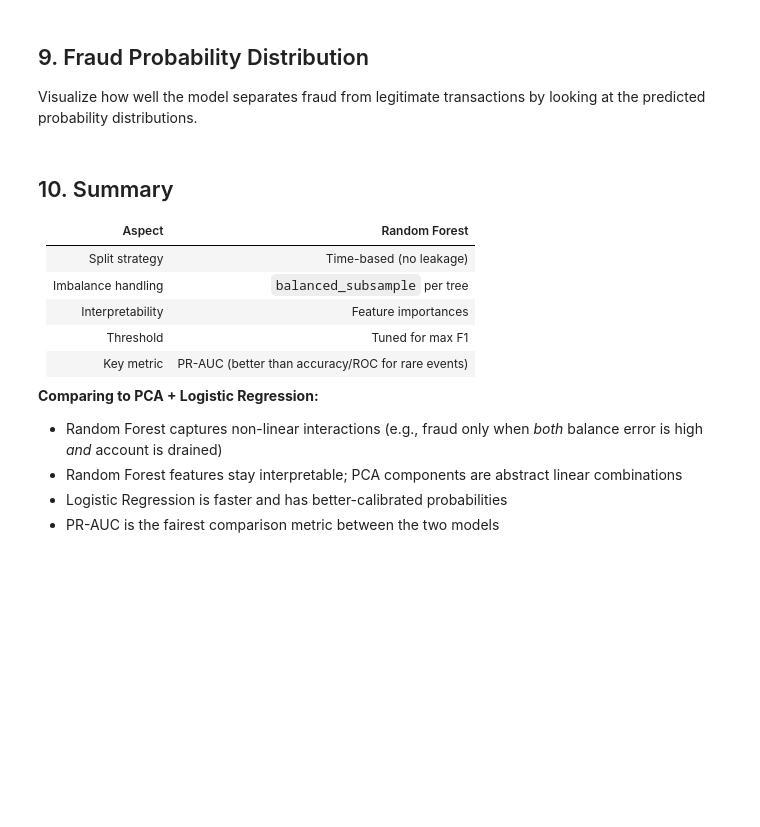
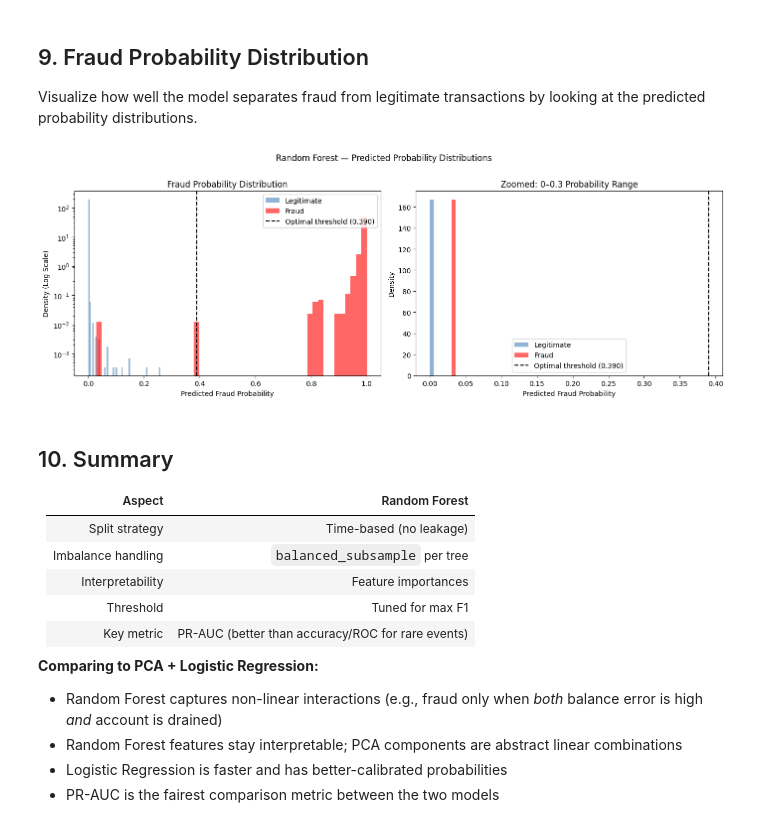
Before and after one commit to joshleeds/BA305-Project, a Jupyter notebook: Model_RandomForest.ipynb, the cells around one changed output. Cells and saved outputs as stored; diff of their text form; code cells hidden in the pictures; blank space fills up the shorter version.

```diff
--- a/Model_RandomForest.ipynb
+++ b/Model_RandomForest.ipynb
@@ -112,13 +168,16 @@ Key hyperparameter choices:
 # %%
+# Final model uses 100 trees (vs 50 in grid search) — more trees = better performance
+# Grid search used 50 for speed; now that we have the best hyperparameters we train fully
 rf = RandomForestClassifier(
     n_estimators=100,
-    max_depth=20,
-    min_samples_leaf=10,       # prevents tiny leaves that overfit to noise
+    max_depth=best_depth,
+    min_samples_leaf=best_leaf,
     class_weight='balanced_subsample',
     n_jobs=-1,
     random_state=42
 )
 
-print("Training Random Forest (this may take a few minutes on 2M+ rows)...")
+print(f"Training final Random Forest with best params: max_depth={best_depth}, min_samples_leaf={best_leaf}")
+print("(This may take a few minutes on 2M+ rows)...")
 rf.fit(X_train, y_train)
 print("Training complete.")
@@ -211,27 +295,30 @@ Visualize how well the model separates fraud from legitimate transactions by loo
 # %%
 fig, axes = plt.subplots(1, 2, figsize=(14, 5))
 
-# Full distribution
+# Full distribution — log y-scale so both spikes are visible
 axes[0].hist(y_proba[y_test == 0], bins=50, alpha=0.6, label='Legitimate', color='steelblue', density=True)
 axes[0].hist(y_proba[y_test == 1], bins=50, alpha=0.6, label='Fraud',      color='red',       density=True)
 axes[0].axvline(x=best_thresh, color='black', linestyle='--', label=f'Optimal threshold ({best_thresh:.3f})')
+axes[0].set_yscale('log')
 axes[0].set_xlabel('Predicted Fraud Probability')
-axes[0].set_ylabel('Density')
+axes[0].set_ylabel('Density (Log Scale)')
 axes[0].set_title('Fraud Probability Distribution')
 axes[0].legend()
 
 # Zoom in on the 0–0.3 range to see separation near threshold
 axes[1].hist(y_proba[y_test == 0], bins=50, alpha=0.6, label='Legitimate', color='steelblue', density=True, range=(0, 0.3))
 axes[1].hist(y_proba[y_test == 1], bins=50, alpha=0.6, label='Fraud',      color='red',       density=True, range=(0, 0.3))
 axes[1].axvline(x=best_thresh, color='black', linestyle='--', label=f'Optimal threshold ({best_thresh:.3f})')
 axes[1].set_xlabel('Predicted Fraud Probability')
 axes[1].set_ylabel('Density')
 axes[1].set_title('Zoomed: 0–0.3 Probability Range')
 axes[1].legend()
 
 plt.suptitle('Random Forest — Predicted Probability Distributions', y=1.01)
 plt.tight_layout()
 plt.show()
+# %% [output]
+[figure, added]
 # %% [markdown]
 ## 10. Summary
 
```
Also changed, not shown: parts of 5 cells of this notebook, 2 other files.
